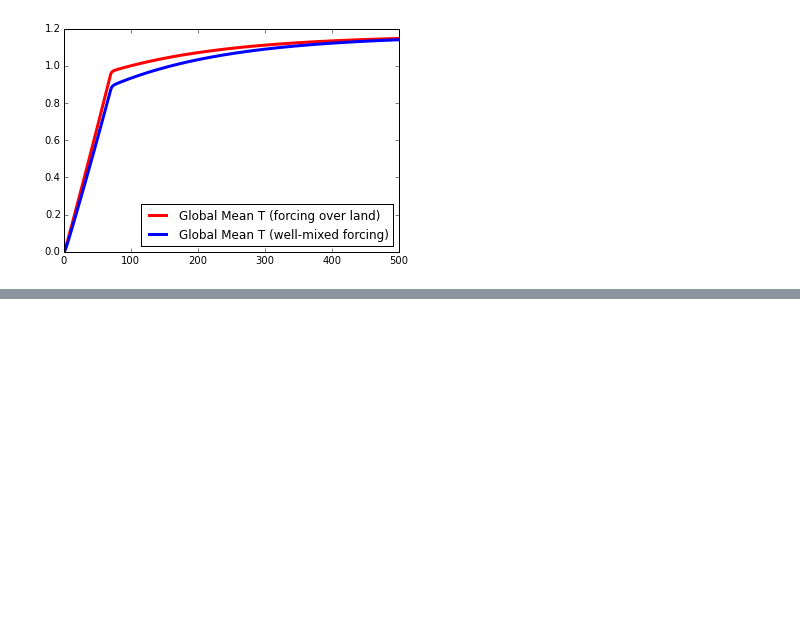
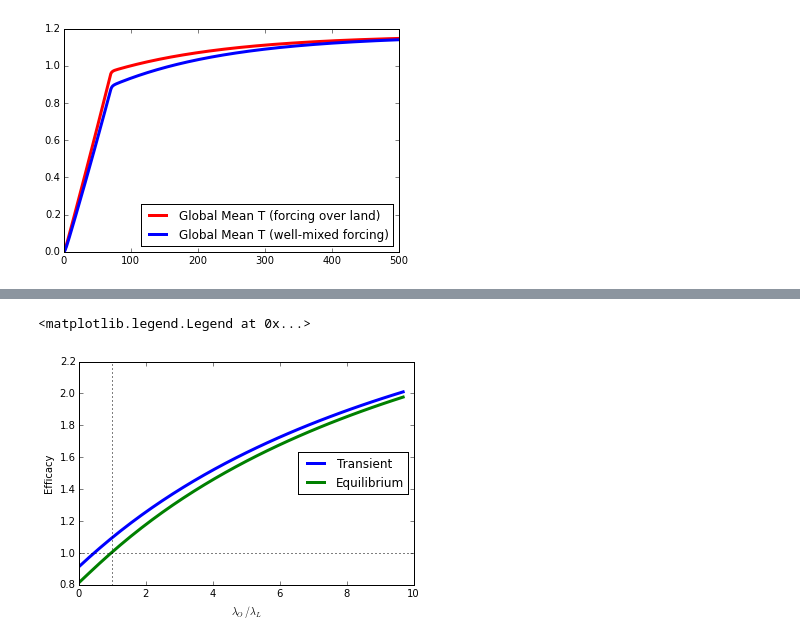
Before and after one commit to katemarvel/efficacy-model, a Jupyter notebook: SimpleModel.ipynb, the cells around one changed output, grey strips where cells are left out. Saved outputs shown, nothing was run; the diff lists cells and outputs as text; code cells hidden in the pictures; blank space fills up the shorter version.

```diff
--- a/SimpleModel.ipynb
+++ b/SimpleModel.ipynb
@@ -297,0 +183,24 @@ RuntimeError: Error writing to file
+# %%
+lambda_l = 3.2
+LAMO=np.arange(0.,lambda_l*10,1)
+alpha_l = 1.62
+alpha_o = 2.39
+gamma = 2.0
+landfrac = .29
+Te=[]
+Ee=[]
+for lambda_o in LAMO:
+    teff,eeff=get_efficacies([lambda_l, lambda_o, alpha_l, alpha_o, gamma, landfrac ])
+    Te+=[teff]
+    Ee+=[eeff]
+
+plt.plot(LAMO/lambda_l,Te,c="b",lw=3,label="Transient")
+plt.plot(LAMO/lambda_l,Ee,c="g",lw=3,label="Equilibrium")
+plt.axvline(1.,c='k',ls=":")
+plt.axhline(1.,c='k',ls=":")
+plt.xlabel(r"$\lambda_O/\lambda_L$")
+plt.ylabel("Efficacy")
+plt.legend(loc=0)
+# %% [output]
+<matplotlib.legend.Legend at 0x...>
+[figure, added]
```
Also changed, not shown: parts of 19 cells of this notebook.
